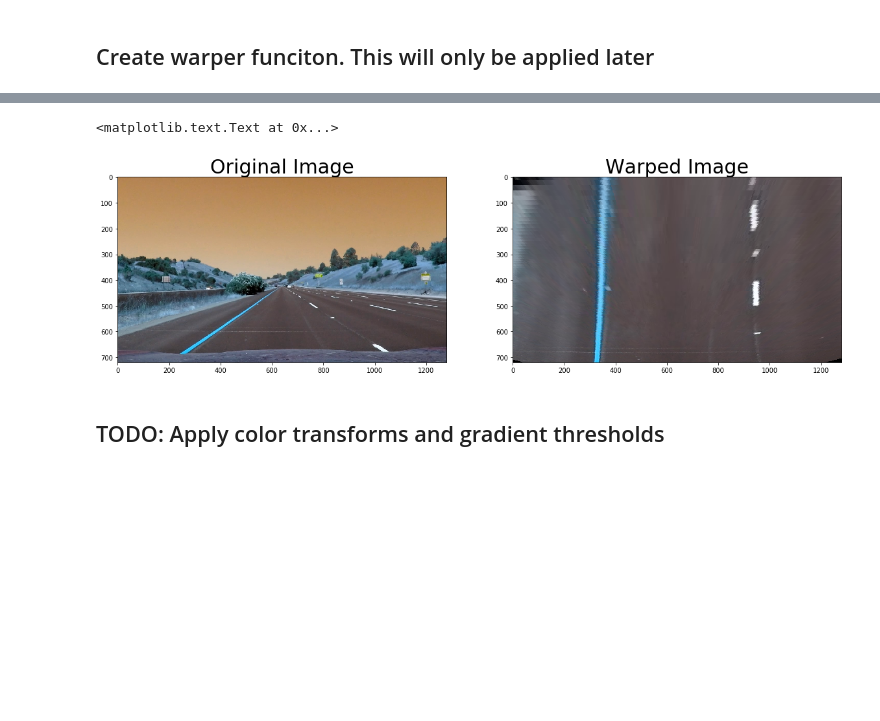
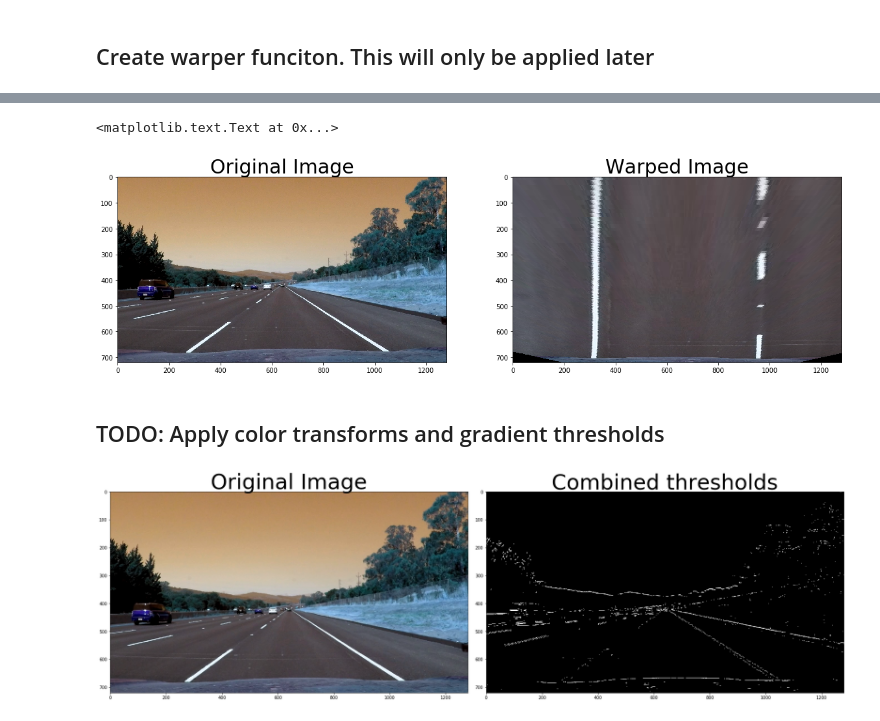
Before and after one commit to lealldiogo/CarND-Advanced-Lane-Lines, a Jupyter notebook: examples/example.ipynb, the cells around one changed output, grey strips where cells are left out. Drawn from its saved outputs; the diff is of its cells as text; code cells hidden in the pictures; blank space fills up the shorter version.

Commit message:
gradients thresholded

```diff
--- a/examples/example.ipynb
+++ b/examples/example.ipynb
@@ -109,7 +112,7 @@ print(persp_test.shape)
 # %%
 # For source points I'm looking at example straight line images
 # After making sure this works, I should use the draw_lines function from the first project to get the points
-source = np.float32([(582, 455), (300, 650), (persp_test.shape[1] - 276, 650), (persp_test.shape[1] - 582, 455)])
+source = np.float32([tl, bl, br, tr])
 # For destination points, I'm arbitrarily choosing some points to be
 # a nice fit for displaying our warped result
 # again, not exact, but close enough for our purposes
@@ -123,6 +126,6 @@ ax2.imshow(warped)
 ax2.set_title('Warped Image', fontsize=30)
 # %% [output]
 <matplotlib.text.Text at 0x...>
-[figure, old version]
+[figure, new version]
 # %% [markdown]
 ## TODO: Apply color transforms and gradient thresholds
@@ -128,0 +169,42 @@ ax2.set_title('Warped Image', fontsize=30)
+# %%
+def dir_threshold(image, sobel_kernel=3, thresh=(0, np.pi/2)):
+    # 1) Convert to grayscale
+    gray = cv2.cvtColor(image, cv2.COLOR_RGB2GRAY)
+    # 2) Take the gradient in x and y separately
+    sobelx = cv2.Sobel(gray, cv2.CV_64F, 1, 0, ksize=sobel_kernel)
+    sobely = cv2.Sobel(gray, cv2.CV_64F, 0, 1, ksize=sobel_kernel)
+    # mg_sobel = np.sqrt(sobelx**2 + sobely**2)
+    # 3) Take the absolute value of the x and y gradients
+    abs_sobelx = np.absolute(sobelx)
+    abs_sobely = np.absolute(sobely)
+    # 4) Use np.arctan2(abs_sobely, abs_sobelx) to calculate the direction of the gradient
+    grad = np.arctan2(abs_sobely, abs_sobelx)
+    # 5) Create a binary mask where direction thresholds are met
+    dir_binary = np.zeros_like(gray)
+    dir_binary[(grad >= thresh[0]) & (grad <= thresh[1])] = 1
+    # 6) Return this mask as your binary_output image
+    return dir_binary
+# %%
+# Choose a Sobel kernel size
+ksize = 3 # Choose a larger odd number to smooth gradient measurements
+
+# Apply each of the thresholding functions
+gradx = abs_sobel_thresh(persp_test, orient='x', sobel_kernel=3, thresh=(200, 255))
+grady = abs_sobel_thresh(persp_test, orient='y', sobel_kernel=3, thresh=(100, 200))
+mag_binary = mag_thresh(persp_test, sobel_kernel=3, mag_thresh=(50, 120))
+dir_binary = dir_threshold(persp_test, sobel_kernel=15, thresh=(1, 2))
+
+# Combining thresholds
+combined = np.zeros_like(dir_binary)
+combined[((gradx == 1) & (grady == 1)) | ((mag_binary == 1) & (dir_binary == 1))] = 1
+
+# Plotting results
+f, (ax1, ax2) = plt.subplots(1, 2, figsize=(24, 9))
+f.tight_layout()
+ax1.imshow(persp_test)
+ax1.set_title('Original Image', fontsize=50)
+ax2.imshow(combined, cmap='gray')
+ax2.set_title('Combined thresholds', fontsize=50)
+plt.subplots_adjust(left=0., right=1, top=0.9, bottom=0.)
+# %% [output]
+[figure, added]
```
Also changed, not shown: parts of 3 cells of this notebook, 1 other file.
